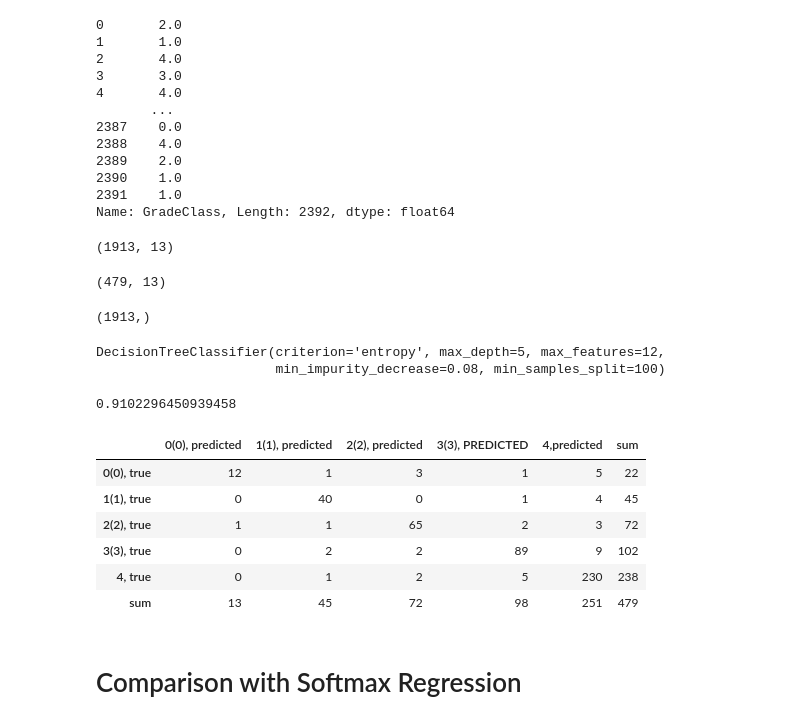
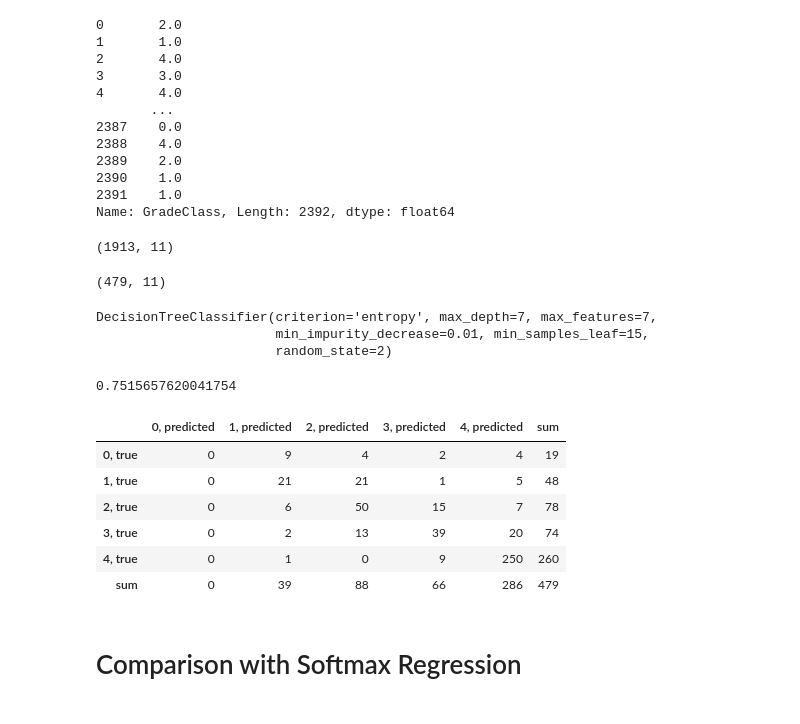
Before and after one commit to wilson257/Decision-Tree, a Jupyter notebook: Notebook.ipynb, the cells around one changed output. Cells and saved outputs as stored; diff of their text form; code cells hidden in the pictures.

```diff
--- a/Notebook.ipynb
+++ b/Notebook.ipynb
@@ -56,6 +56,6 @@ data.duplicated().sum()
 # %% [output]
 0
 # %%
-new_data=data.drop(columns='StudentID')
+new_data=data.drop(columns=['StudentID','GPA','Age'])
 new_data
 # %% [output]
@@ -173,43 +181,41 @@ Xtrain,Xtest,ytrain,ytest=train_test_split(X,y,test_size=0.2)
 # %%
 Xtrain.shape
 # %% [output]
-(1913, 13)
+(1913, 11)
 # %%
 Xtest.shape
 # %% [output]
-(479, 13)
+(479, 11)
-# %%
-ytrain.shape
-# %% [output]
-(1913,)
 # %%
-DT=DecisionTreeClassifier(criterion='entropy',max_depth=5,min_samples_split=100,max_features=12,splitter='best',min_impurity_decrease=0.08)
+DT=DecisionTreeClassifier(criterion='entropy',max_depth=7,max_features=7,splitter='best',min_samples_leaf=15,random_state=2,min_impurity_decrease=0.01)
 # %%
 DT.fit(Xtrain,ytrain)
 # %% [output]
-DecisionTreeClassifier(criterion='entropy', max_depth=5, max_features=12,
-                       min_impurity_decrease=0.08, min_samples_split=100)
+DecisionTreeClassifier(criterion='entropy', max_depth=7, max_features=7,
+                       min_impurity_decrease=0.01, min_samples_leaf=15,
+                       random_state=2)
 # %%
 ypred=DT.predict(Xtest)
 # %%
 from sklearn.metrics import accuracy_score
 accuracy_score(ytest,ypred)
 # %% [output]
-0.9102296450939458
+0.7515657620041754
 # %%
+from sklearn.metrics import confusion_matrix
 C = confusion_matrix(ytest,ypred)
-confusionMatrix = pd.DataFrame(data = C, index=['0(0), true','1(1), true','2(2), true','3(3), true','4, true' ], columns = ['0(0), predicted','1(1), predicted','2(2), predicted','3(3), PREDICTED','4,predicted'])
+confusionMatrix = pd.DataFrame(data = C, index=['0, true','1, true','2, true','3, true','4, true' ], columns = ['0, predicted','1, predicted','2, predicted','3, predicted','4, predicted'])
 confusionMatrix.loc['sum'] = confusionMatrix.sum()
 confusionMatrix['sum'] = confusionMatrix.sum(axis=1)
 confusionMatrix
 # %% [output]
-|  | 0(0), predicted | 1(1), predicted | 2(2), predicted | 3(3), PREDICTED | 4,predicted | sum |
-| 0(0), true | 12 | 1 | 3 | 1 | 5 | 22 |
-| 1(1), true | 0 | 40 | 0 | 1 | 4 | 45 |
-| 2(2), true | 1 | 1 | 65 | 2 | 3 | 72 |
-| 3(3), true | 0 | 2 | 2 | 89 | 9 | 102 |
-| 4, true | 0 | 1 | 2 | 5 | 230 | 238 |
-| sum | 13 | 45 | 72 | 98 | 251 | 479 |
+|  | 0, predicted | 1, predicted | 2, predicted | 3, predicted | 4, predicted | sum |
+| 0, true | 0 | 9 | 4 | 2 | 4 | 19 |
+| 1, true | 0 | 21 | 21 | 1 | 5 | 48 |
+| 2, true | 0 | 6 | 50 | 15 | 7 | 78 |
+| 3, true | 0 | 2 | 13 | 39 | 20 | 74 |
+| 4, true | 0 | 1 | 0 | 9 | 250 | 260 |
+| sum | 0 | 39 | 88 | 66 | 286 | 479 |
 # %% [markdown]
 # Comparison with Softmax Regression
 # %%
```
Also changed, not shown: parts of 12 cells of this notebook.
